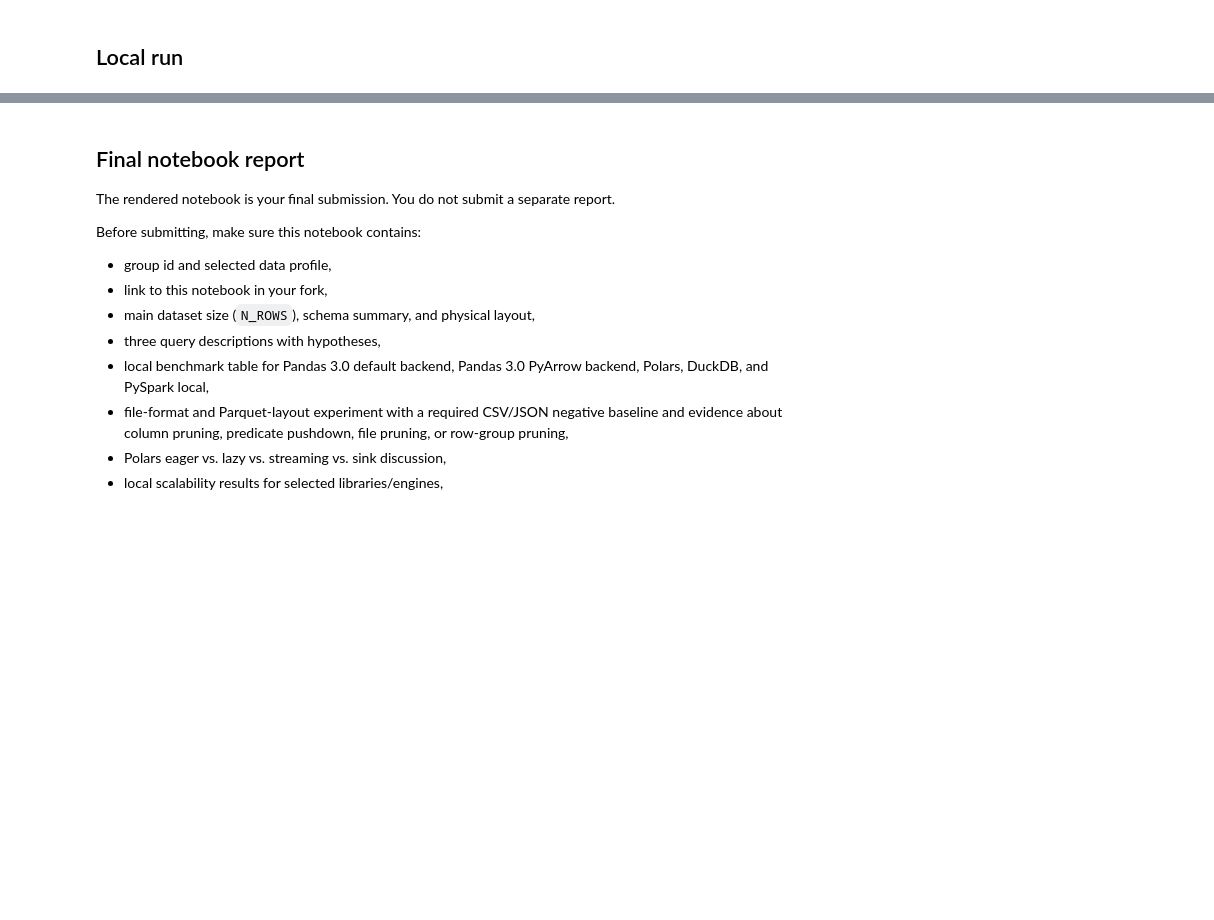
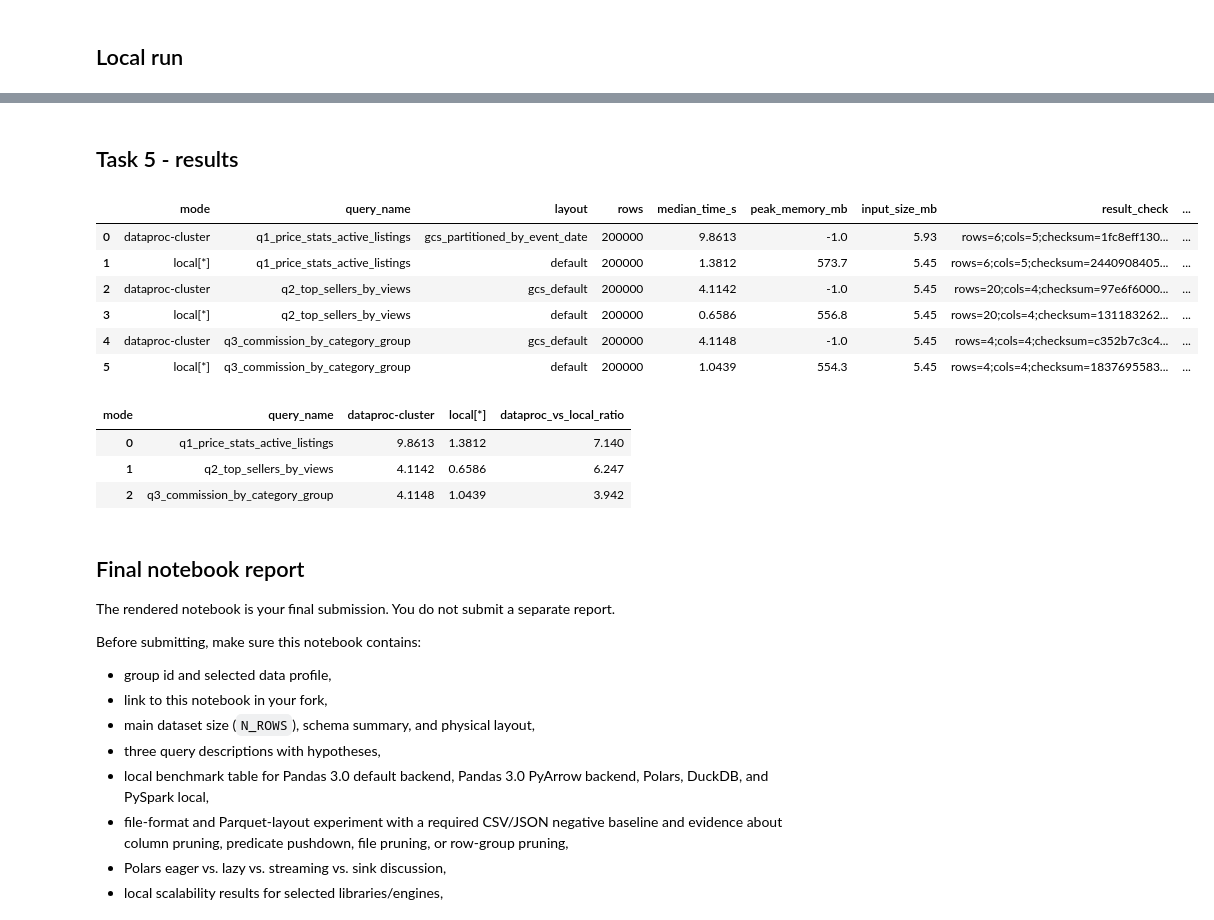
Before and after one commit to adecku/tbd-workshop-1, a Jupyter notebook: notebooks/tbd_phase_2_26L.ipynb, the cells around one changed output, grey strips where cells are left out. Drawn from its saved outputs; the diff is of its cells as text; code cells hidden in the pictures; blank space fills up the shorter version.

Commit message:
task5

```diff
--- a/notebooks/tbd_phase_2_26L.ipynb
+++ b/notebooks/tbd_phase_2_26L.ipynb
@@ -1794,3 +1904,71 @@ display(
+# %% [markdown]
+## Task 5 - results
+# %%
+task5_query_names = [
+    "q1_price_stats_active_listings",
+    "q2_top_sellers_by_views",
+    "q3_commission_by_category_group",
+]
+
+all_results = benchmark_table()
+
+task5_spark_comparison = (
+    all_results[
+        (all_results["library_engine"] == "pyspark")
+        & (all_results["query_name"].isin(task5_query_names))
+        & (all_results["mode"].isin(["local[*]", "dataproc-cluster"]))
+    ]
+    .sort_values(["query_name", "mode", "median_time_s"])
+    .drop_duplicates(["query_name", "mode"], keep="last")
+    .reset_index(drop=True)
+)
+
+display(
+    task5_spark_comparison[
+        [
+            "mode",
+            "query_name",
+            "layout",
+            "rows",
+            "median_time_s",
+            "peak_memory_mb",
+            "input_size_mb",
+            "result_check",
+            "notes",
+        ]
+    ]
+)
+
+task5_spark_comparison_wide = (
+    task5_spark_comparison
+    .pivot_table(
+        index="query_name",
+        columns="mode",
+        values="median_time_s",
+        aggfunc="last",
+    )
+    .reset_index()
+)
+
+if {"local[*]", "dataproc-cluster"}.issubset(task5_spark_comparison_wide.columns):
+    task5_spark_comparison_wide["dataproc_vs_local_ratio"] = (
+        task5_spark_comparison_wide["dataproc-cluster"]
+        / task5_spark_comparison_wide["local[*]"]
+    ).round(3)
+
+display(task5_spark_comparison_wide)
+# %% [output]
+|  | mode | query_name | layout | rows | median_time_s | peak_memory_mb | input_size_mb | result_check | ... |
+| 0 | dataproc-cluster | q1_price_stats_active_listings | gcs_partitioned_by_event_date | 200000 | 9.8613 | -1.0 | 5.93 | rows=6;cols=5;checksum=1fc8eff130... | ... |
+| 1 | local[*] | q1_price_stats_active_listings | default | 200000 | 1.3812 | 573.7 | 5.45 | rows=6;cols=5;checksum=2440908405... | ... |
+| 2 | dataproc-cluster | q2_top_sellers_by_views | gcs_default | 200000 | 4.1142 | -1.0 | 5.45 | rows=20;cols=4;checksum=97e6f6000... | ... |
+| 3 | local[*] | q2_top_sellers_by_views | default | 200000 | 0.6586 | 556.8 | 5.45 | rows=20;cols=4;checksum=131183262... | ... |
+| 4 | dataproc-cluster | q3_commission_by_category_group | gcs_default | 200000 | 4.1148 | -1.0 | 5.45 | rows=4;cols=4;checksum=c352b7c3c4... | ... |
+| 5 | local[*] | q3_commission_by_category_group | default | 200000 | 1.0439 | 554.3 | 5.45 | rows=4;cols=4;checksum=1837695583... | ... |
+| mode | query_name | dataproc-cluster | local[*] | dataproc_vs_local_ratio |
+| 0 | q1_price_stats_active_listings | 9.8613 | 1.3812 | 7.140 |
+| 1 | q2_top_sellers_by_views | 4.1142 | 0.6586 | 6.247 |
+| 2 | q3_commission_by_category_group | 4.1148 | 1.0439 | 3.942 |
 # %% [markdown]
 ## Final notebook report
 
```
Also changed, not shown: parts of 18 cells of this notebook.
